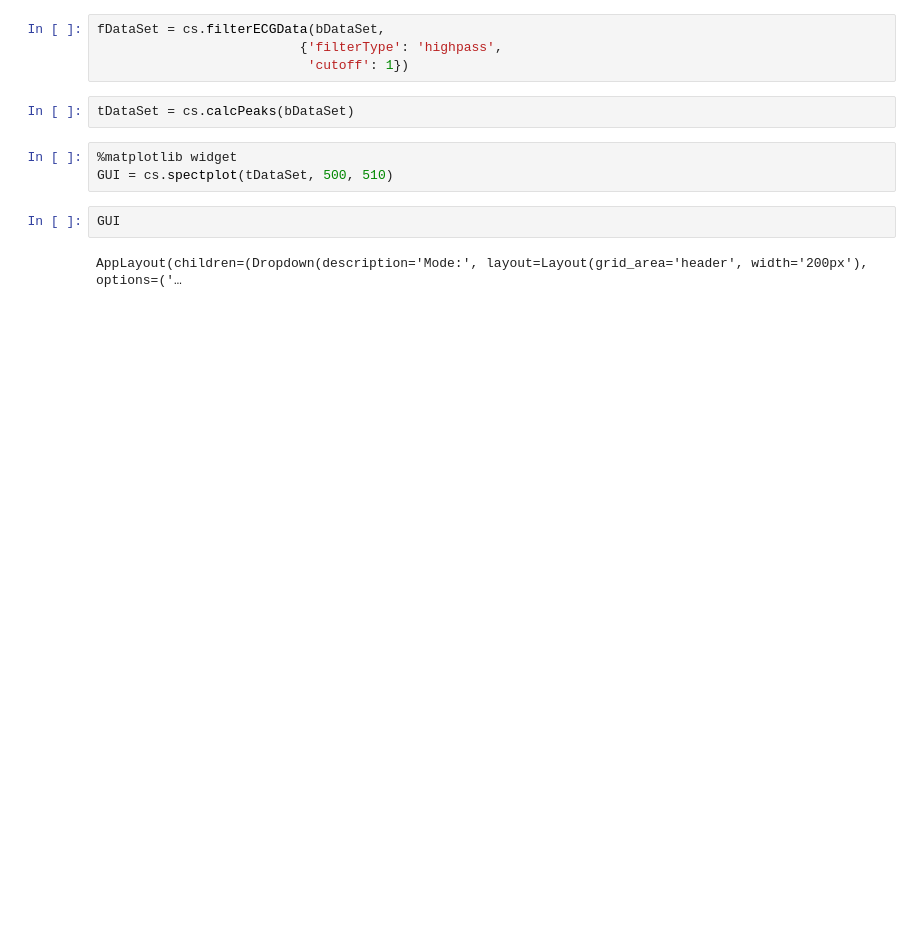
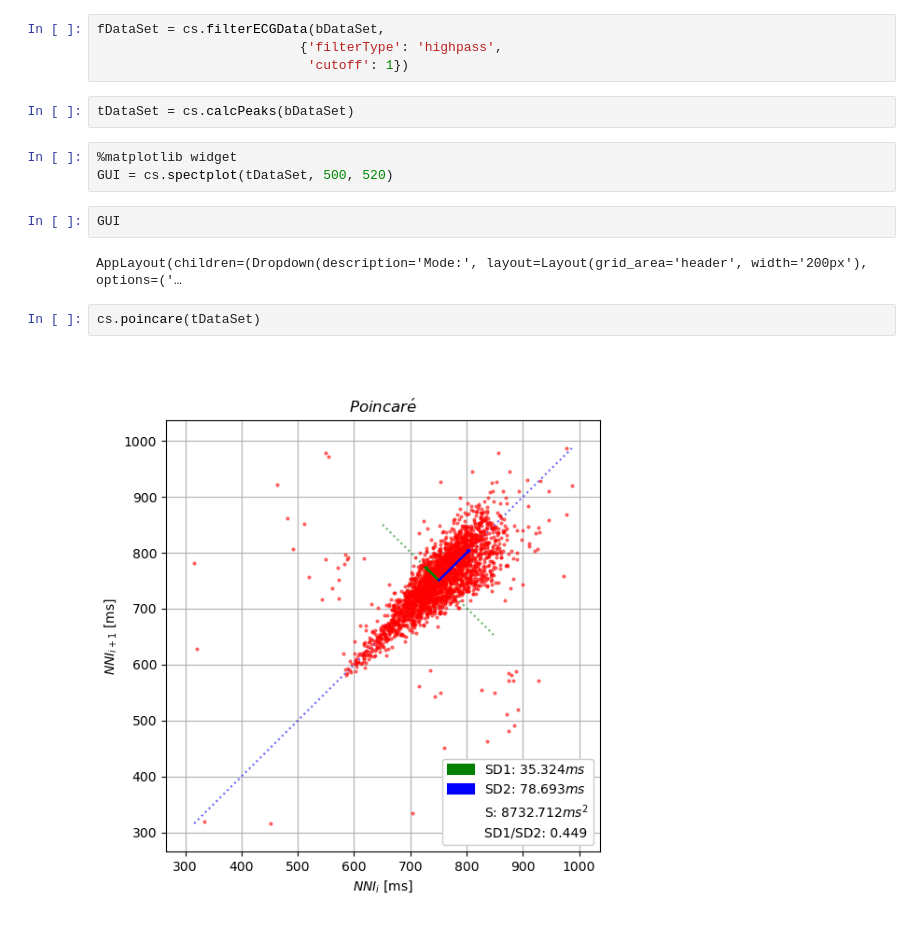
Before and after one commit to ArjanOnGithup/Experimental-Skills, a Jupyter notebook: Better/SpectHR.ipynb, the cells around one changed output. Drawn from its saved outputs; the diff is of its cells as text; blank space fills up the shorter version.

```diff
--- a/Better/SpectHR.ipynb
+++ b/Better/SpectHR.ipynb
@@ -15,8 +16,12 @@ fDataSet = cs.filterECGData(bDataSet,
 tDataSet = cs.calcPeaks(bDataSet)
 # %%
 %matplotlib widget
-GUI = cs.spectplot(tDataSet, 500, 510)
+GUI = cs.spectplot(tDataSet, 500, 520)
 # %%
 GUI
 # %% [output]
 AppLayout(children=(Dropdown(description='Mode:', layout=Layout(grid_area='header', width='200px'), options=('…
+# %%
+cs.poincare(tDataSet)
+# %% [output]
+[figure, added]
```
Also changed, not shown: parts of 3 cells of this notebook, 4 other files.
